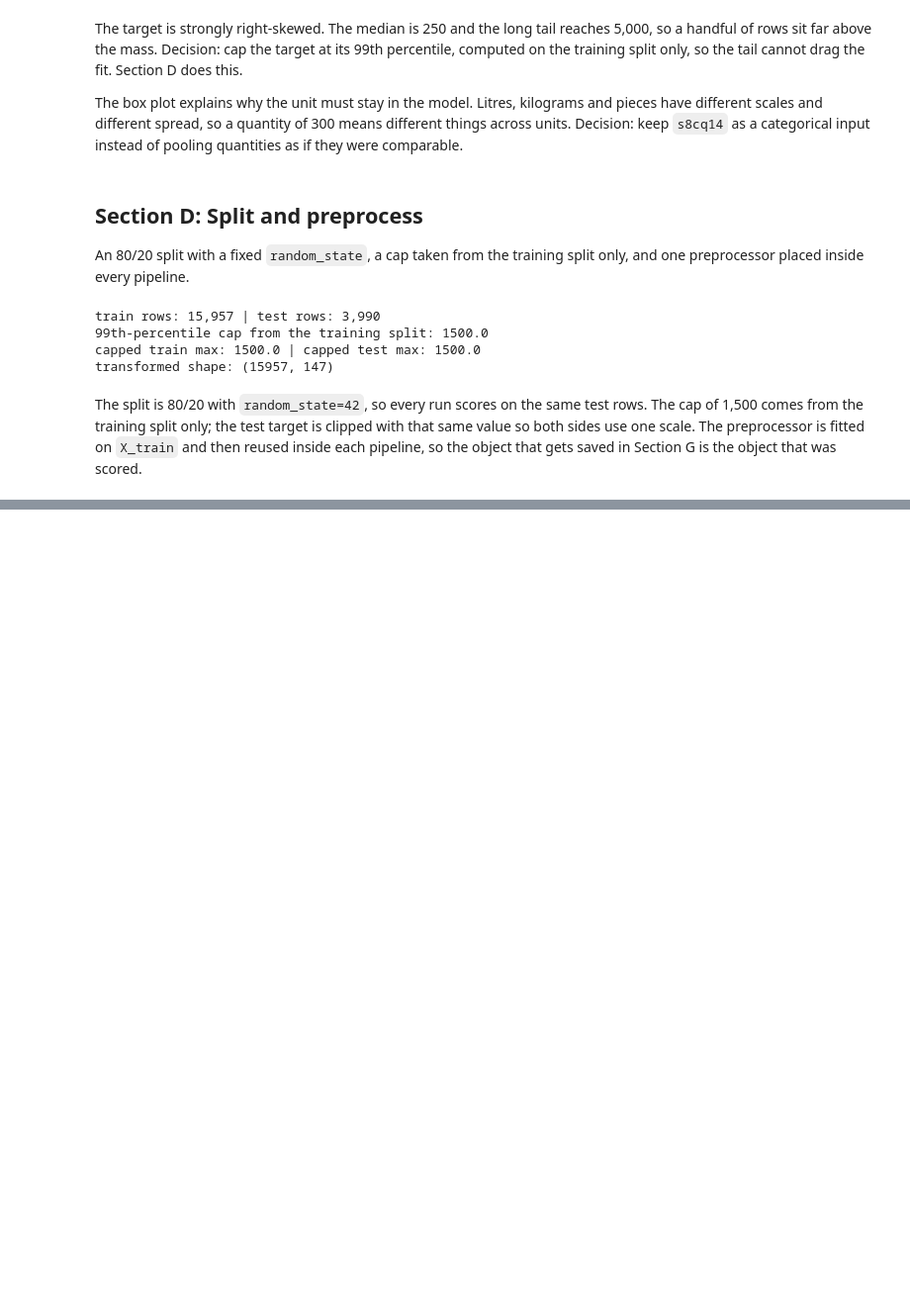
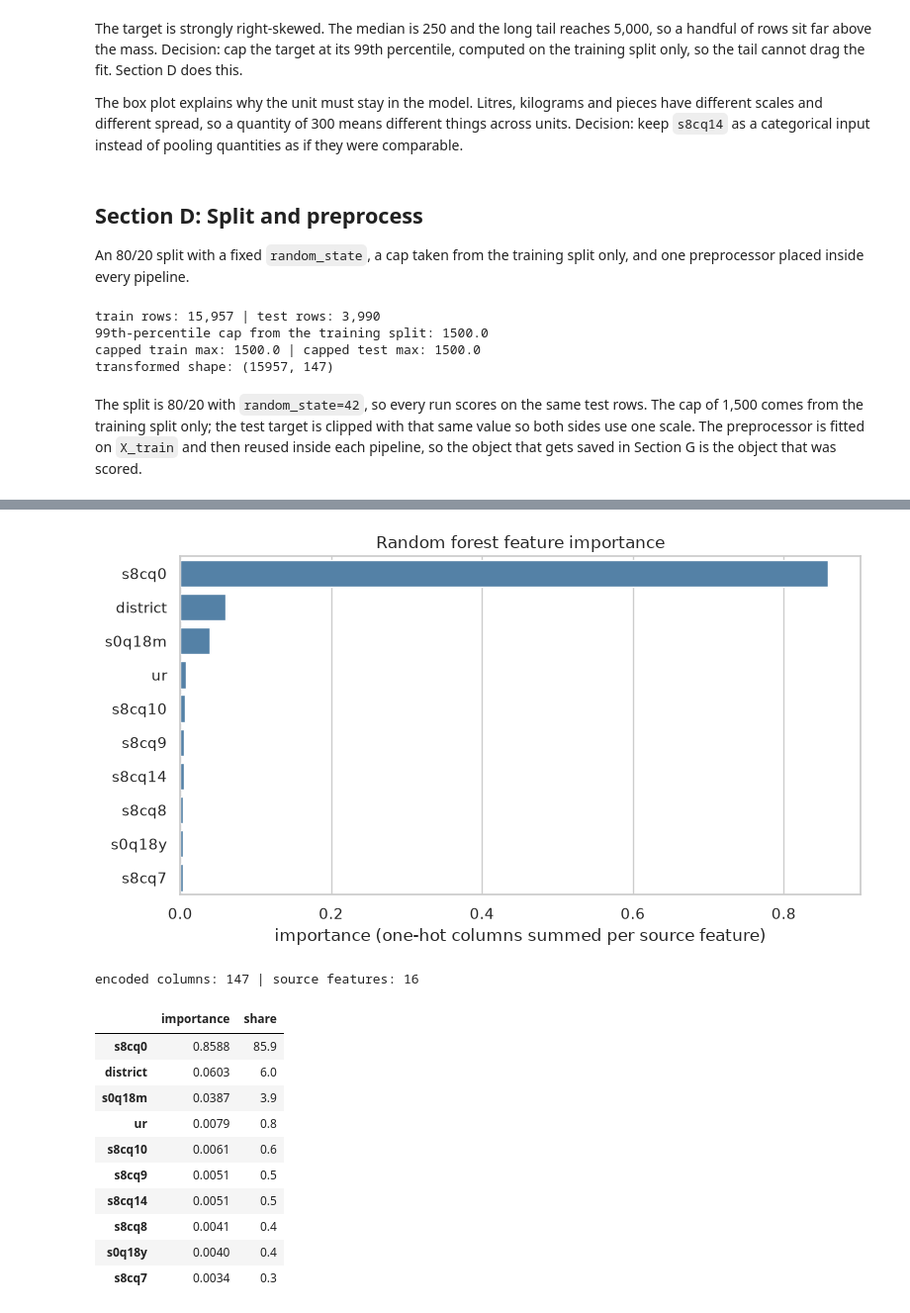
Before and after one commit to elkuradusenge/linear_regression_model, a Jupyter notebook: summative/linear_regression/multivariate.ipynb, the cells around one changed output, grey strips where cells are left out. Shown at 99% size. Saved outputs shown, nothing was run; the diff lists cells and outputs as text; code cells hidden in the pictures; blank space fills up the shorter version.

Commit message:
feat(nb): add decision tree and random forest models

```diff
--- a/summative/linear_regression/multivariate.ipynb
+++ b/summative/linear_regression/multivariate.ipynb
@@ -102,6 +102,14 @@ def evaluate(model, X_train, X_test, y_train, y_test):
     test_mse = mean_squared_error(y_test, model.predict(X_test))
     return train_mse, test_mse
 
+def _source_feature(encoded_name: str) -> str:
+    """Map an encoded column such as 'categorical__s8cq0_Fresh milk' back to 's8cq0'."""
+    body = encoded_name.split("__", 1)[-1]
+    for column in sorted(FEATURE_COLUMNS, key=len, reverse=True):
+        if body == column or body.startswith(column + "_"):
+            return column
+    return body
+
 print("helpers ready")
 # %% [output]
 helpers ready
@@ -420,0 +445,36 @@ It is the only model so far, so treat this as the baseline the tree models have
+# %%
+rf_pipeline = fitted["RandomForestRegressor"]
+encoded_names = rf_pipeline.named_steps["prep"].get_feature_names_out()
+importances = pd.Series(
+    rf_pipeline.named_steps["model"].feature_importances_, index=encoded_names
+)
+grouped = importances.groupby(_source_feature).sum().sort_values(ascending=False)
+
+importance_df = grouped.head(10).to_frame("importance")
+importance_df["share"] = (importance_df["importance"] * 100).round(1)
+importance_df['importance'] = importance_df["importance"].round(4)
+
+fig, ax = plt.subplots(figsize=(8, 4.5))
+sns.barplot(x=grouped.head(10).values, y=grouped.head(10).index, ax=ax, color="steelblue")
+ax.set_xlabel("importance (one-hot columns summed per source feature)")
+ax.set_ylabel("")
+ax.set_title("Random forest feature importance")
+plt.tight_layout()
+plt.show()
+
+print(f"encoded columns: {len(encoded_names)} | source features: {grouped.size}")
+importance_df
+# %% [output]
+[figure, added]
+encoded columns: 147 | source features: 16
+|  | importance | share |
+| s8cq0 | 0.8588 | 85.9 |
+| district | 0.0603 | 6.0 |
+| s0q18m | 0.0387 | 3.9 |
+| ur | 0.0079 | 0.8 |
+| s8cq10 | 0.0061 | 0.6 |
+| s8cq9 | 0.0051 | 0.5 |
+| s8cq14 | 0.0051 | 0.5 |
+| s8cq8 | 0.0041 | 0.4 |
+| s0q18y | 0.0040 | 0.4 |
+| s8cq7 | 0.0034 | 0.3 |
```
Also changed, not shown: parts of 7 cells of this notebook.
